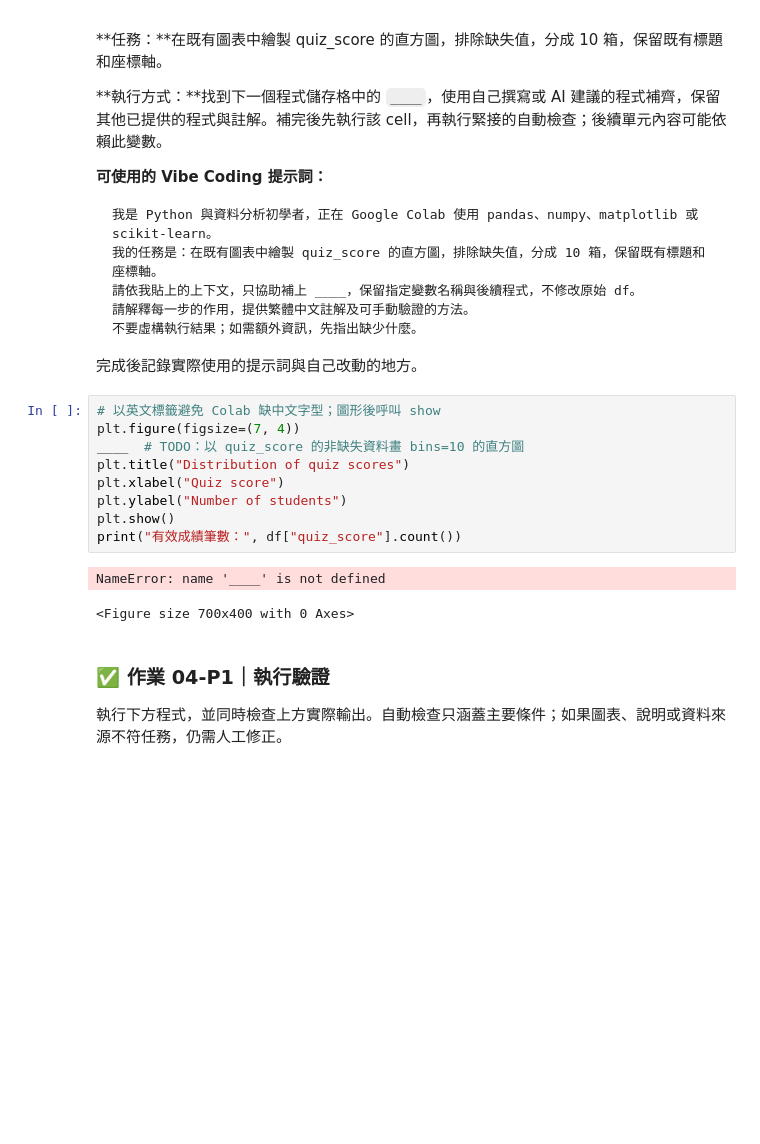
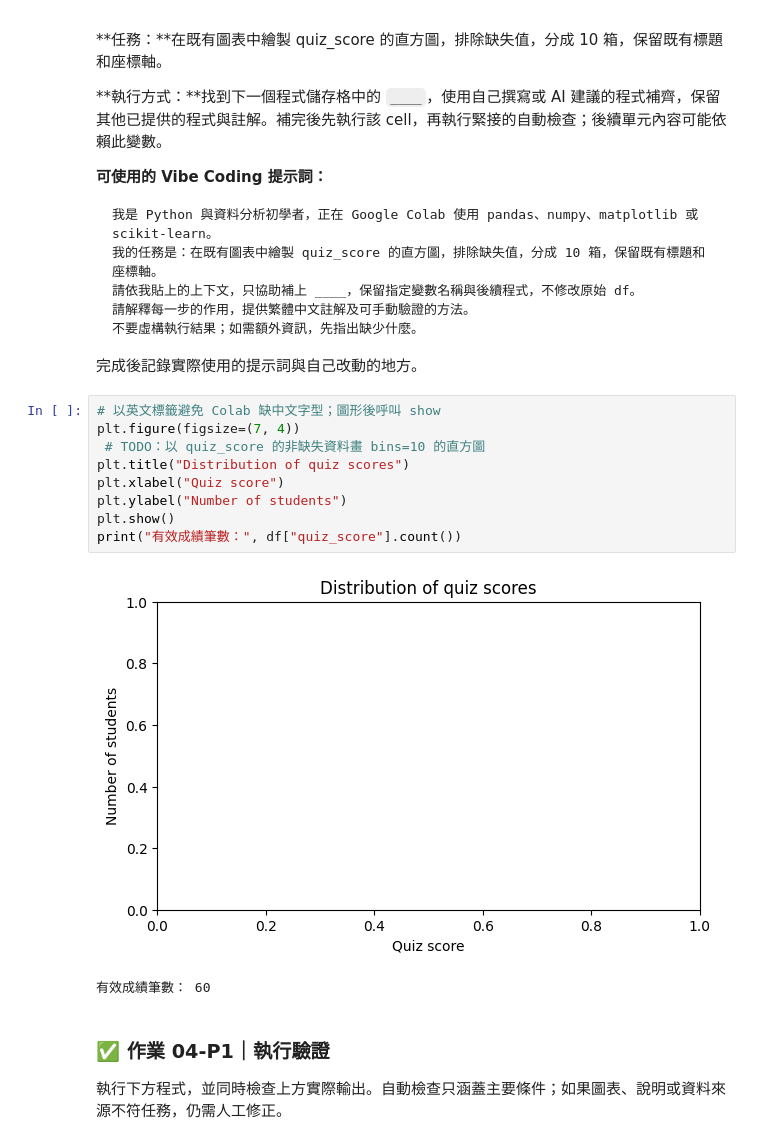
Before and after one commit to yyufish1124/c114118114-cis, a Jupyter notebook: W09/04_描述統計與視覺化_學生版.ipynb, the cells around one changed output. Saved outputs shown, nothing was run; the diff lists cells and outputs as text; blank space fills up the shorter version.

```diff
--- a/W09/04_描述統計與視覺化_學生版.ipynb
+++ b/W09/04_描述統計與視覺化_學生版.ipynb
@@ -136,15 +136,15 @@ print("螢幕時間平均／中位數：", df["screen_time_hours"].mean(), df["s
 # %%
 # 以英文標籤避免 Colab 缺中文字型；圖形後呼叫 show
 plt.figure(figsize=(7, 4))
-____  # TODO：以 quiz_score 的非缺失資料畫 bins=10 的直方圖
+ # TODO：以 quiz_score 的非缺失資料畫 bins=10 的直方圖
 plt.title("Distribution of quiz scores")
 plt.xlabel("Quiz score")
 plt.ylabel("Number of students")
 plt.show()
 print("有效成績筆數：", df["quiz_score"].count())
 # %% [output]
+[figure, added]
-NameError: name '____' is not defined
+有效成績筆數： 60
-<Figure size 700x400 with 0 Axes>
 # %% [markdown]
 ### ✅ 作業 04-P1｜執行驗證
 執行下方程式，並同時檢查上方實際輸出。自動檢查只涵蓋主要條件；如果圖表、說明或資料來源不符任務，仍需人工修正。
```
